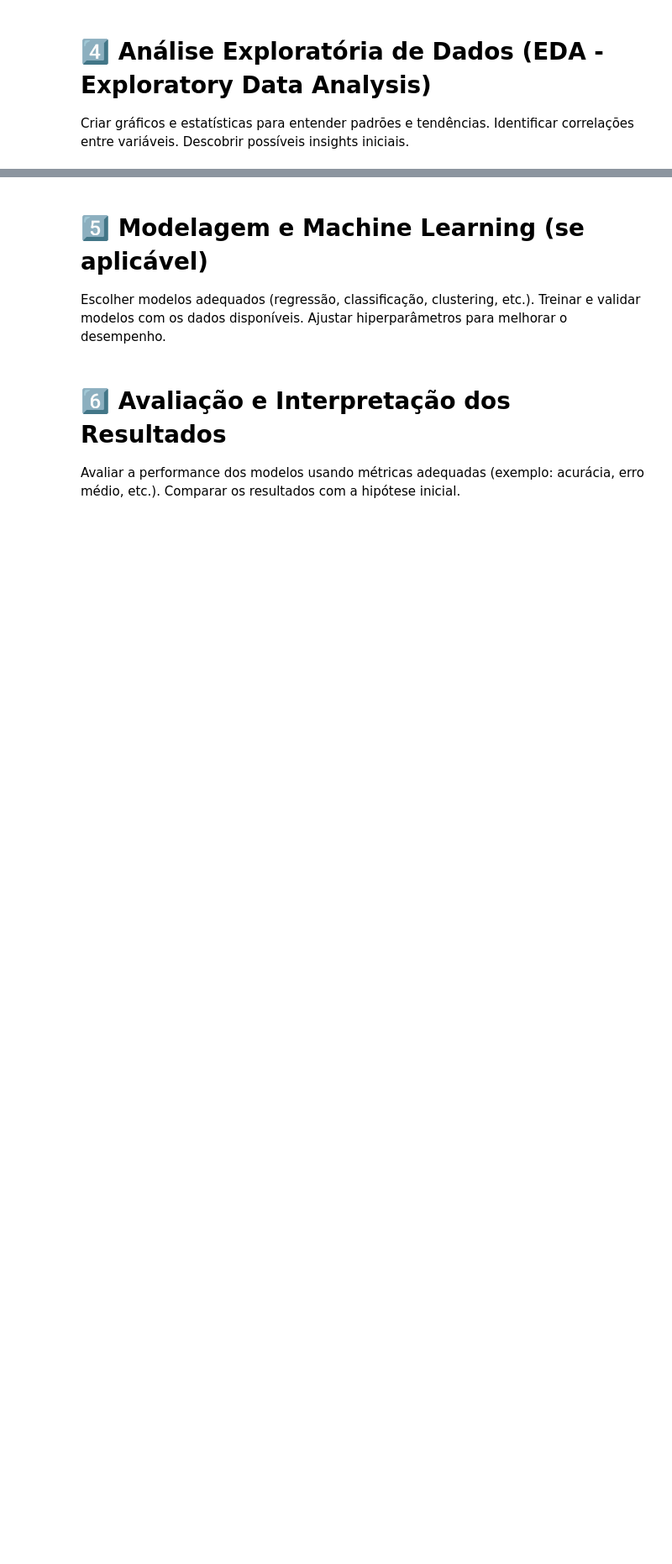
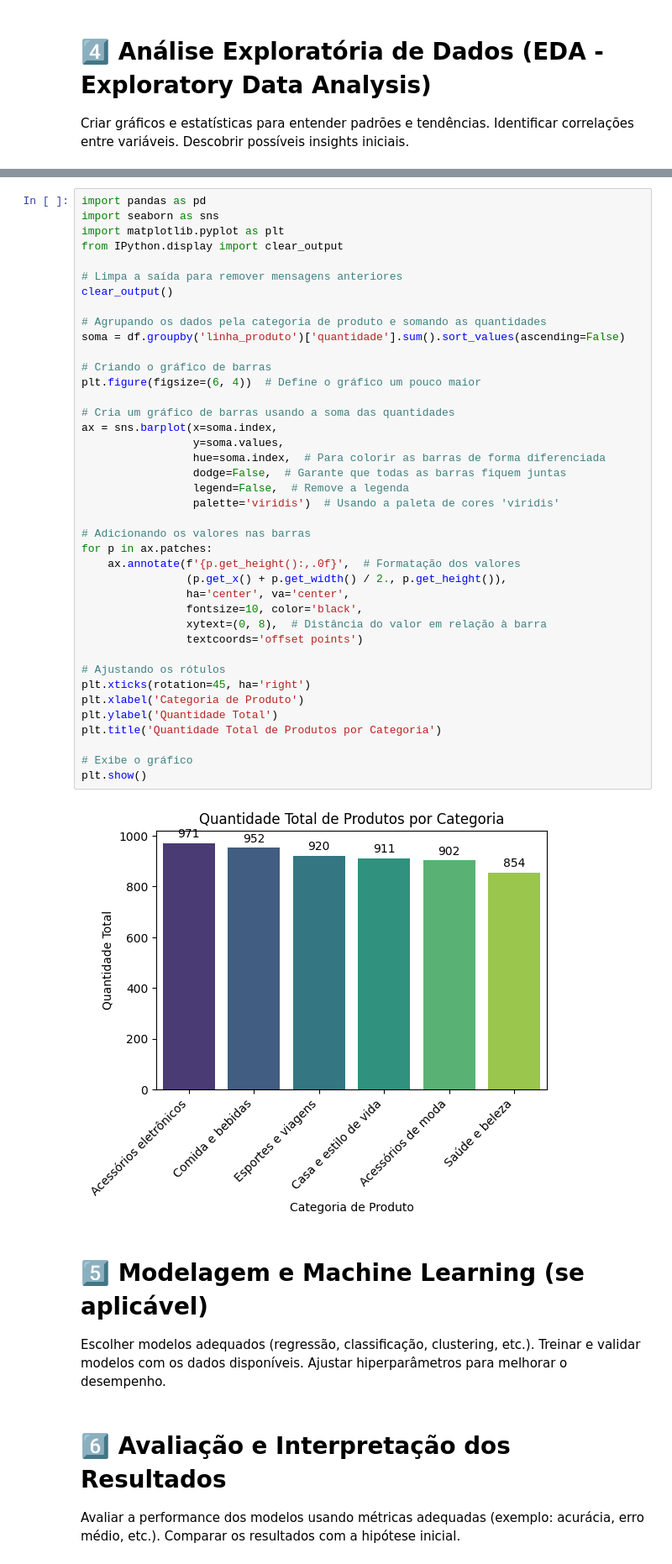
Before and after one commit to EduardaSantosDiniz/Aumento_do_Ticket_Medio_No_Supermercado, a Jupyter notebook: vendas_supermecado.ipynb, the cells around one changed output, grey strips where cells are left out. Shown: that part at 84% size. Drawn from its saved outputs; the diff is of its cells as text; blank space fills up the shorter version.

```diff
--- a/vendas_supermecado.ipynb
+++ b/vendas_supermecado.ipynb
@@ -112,3 +166,45 @@ Descobrir possíveis insights iniciais.
+# %%
+import pandas as pd
+import seaborn as sns
+import matplotlib.pyplot as plt
+from IPython.display import clear_output
+
+# Limpa a saída para remover mensagens anteriores
+clear_output()
+
+# Agrupando os dados pela categoria de produto e somando as quantidades
+soma = df.groupby('linha_produto')['quantidade'].sum().sort_values(ascending=False)
+
+# Criando o gráfico de barras
+plt.figure(figsize=(6, 4))  # Define o gráfico um pouco maior
+
+# Cria um gráfico de barras usando a soma das quantidades
+ax = sns.barplot(x=soma.index,
+                 y=soma.values,
+                 hue=soma.index,  # Para colorir as barras de forma diferenciada
+                 dodge=False,  # Garante que todas as barras fiquem juntas
+                 legend=False,  # Remove a legenda
+                 palette='viridis')  # Usando a paleta de cores 'viridis'
+
+# Adicionando os valores nas barras
+for p in ax.patches:
+    ax.annotate(f'{p.get_height():,.0f}',  # Formatação dos valores
+                (p.get_x() + p.get_width() / 2., p.get_height()),
+                ha='center', va='center',
+                fontsize=10, color='black',
+                xytext=(0, 8),  # Distância do valor em relação à barra
+                textcoords='offset points')
+
+# Ajustando os rótulos
+plt.xticks(rotation=45, ha='right')
+plt.xlabel('Categoria de Produto')
+plt.ylabel('Quantidade Total')
+plt.title('Quantidade Total de Produtos por Categoria')
+
+# Exibe o gráfico
+plt.show()
+# %% [output]
+[figure, added]
 # %% [markdown]
 # 5️⃣ Modelagem e Machine Learning (se aplicável)
 Escolher modelos adequados (regressão, classificação, clustering, etc.).
```
Also changed, not shown: parts of 6 cells of this notebook.
